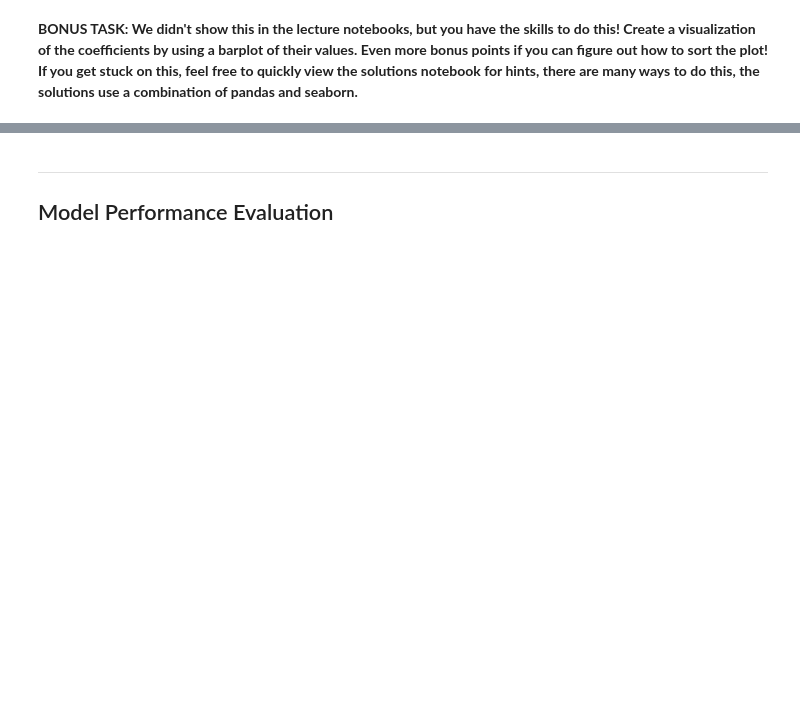
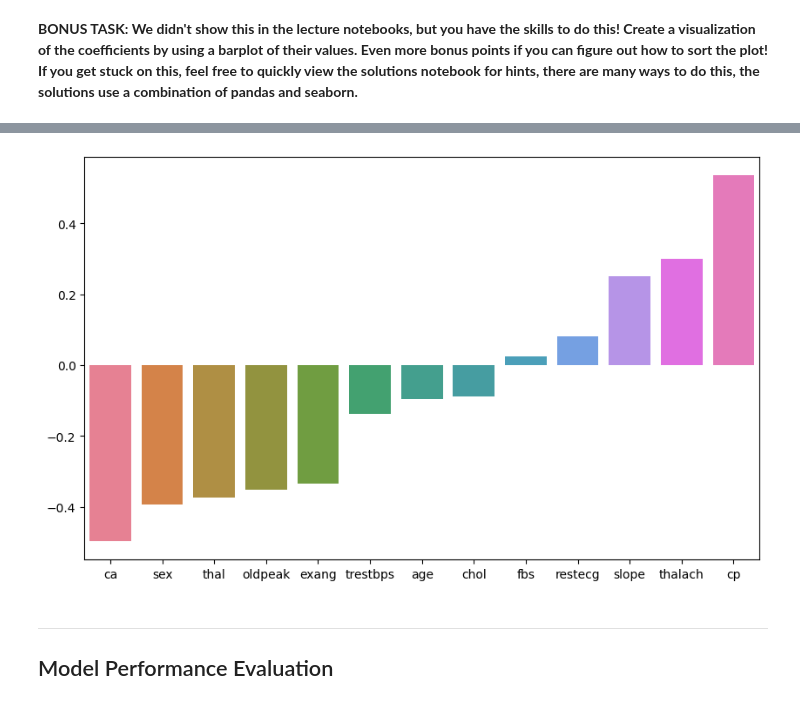
Before and after one commit to pgvv/DS-Projects, a Jupyter notebook: Logistic Regression.ipynb, the cells around one changed output, grey strips where cells are left out. Drawn from its saved outputs; the diff is of its cells as text; code cells hidden in the pictures; blank space fills up the shorter version.

```diff
--- a/Logistic Regression.ipynb
+++ b/Logistic Regression.ipynb
@@ -209,6 +198,7 @@ c= np.logspace(0,4,10)
 
 *Note: You may get a different value than what is shown here depending on how you conducted your search.*
 # %%
-cv_model= GridSearchCV(log_model, param_grid= {'C': c, 'penalty': penalty})
+cv_model= LogisticRegressionCV()
+# cv_model= GridSearchCV(log_model, param_grid= {'C': c, 'penalty': penalty})
 cv_model.fit(X_train_scaled, y_train)
 # %% [output]
@@ -241,0 +222,3 @@ array([[-0.04775636, -0.69644711,  0.88803233, -0.23904614, -0.18649951,
+# %%
+coef_df= pd.DataFrame({'feature': X.columns, 'coeff': cv_model.coef_[0]}).sort_values('coeff')
+coef_df
@@ -242,3 +240,12 @@ array([[-0.04775636, -0.69644711,  0.88803233, -0.23904614, -0.18649951,
+# %%
+plt.figure(figsize= (10,6))
+sns.barplot(x= coef_df.feature, y= coef_df.coeff, hue= coef_df.feature)
+plt.xlabel('')
+plt.ylabel('')
+
+plt.show()
+# %% [output]
+[figure, added]
 # %% [markdown]
 ---------
 
```
Also changed, not shown: parts of 33 cells of this notebook.
